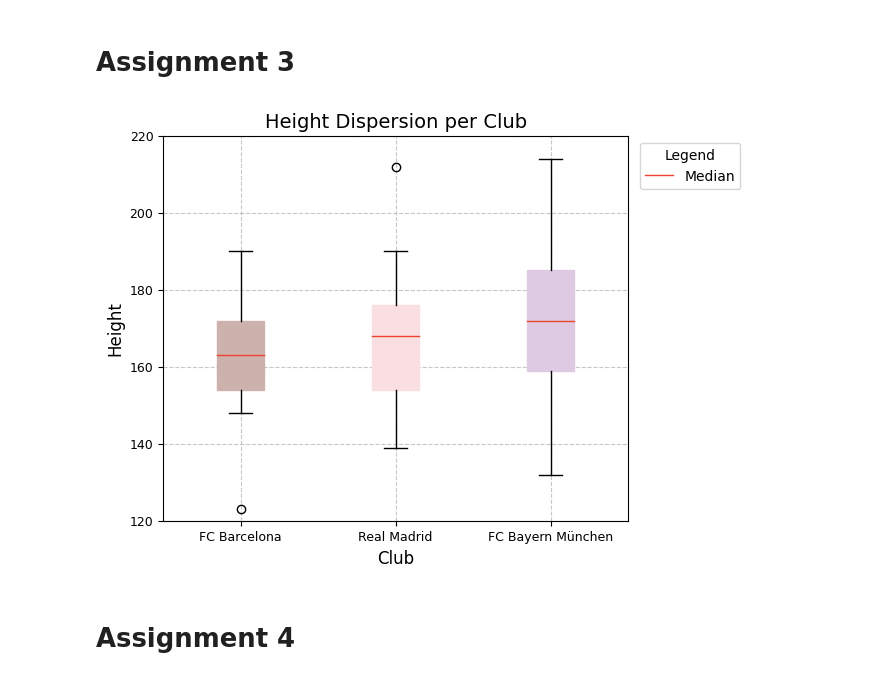
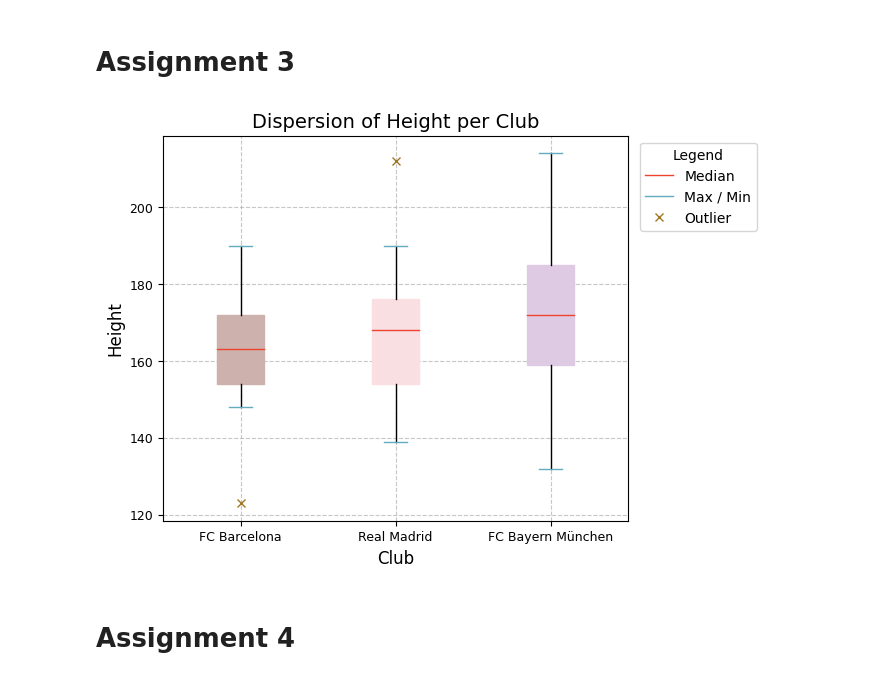
Before and after one commit to mukoubuchi/kaggle, a Jupyter notebook: dataviz-badging-practical-examination.ipynb, the cells around one changed output. Saved outputs shown, nothing was run; the diff lists cells and outputs as text; code cells hidden in the pictures.

```diff
--- a/dataviz-badging-practical-examination.ipynb
+++ b/dataviz-badging-practical-examination.ipynb
@@ -140,43 +140,48 @@ df_tmp['Height'] = df_tmp['Height'].apply(lambda x: int(x.split('\'')[0]) * 12 +
 # Making data per team
 df_bar_w = df_tmp.query('Club in ["FC Barcelona"]')['Weight']
 df_rea_w = df_tmp.query('Club in ["Real Madrid"]')['Weight']
 df_bay_w = df_tmp.query('Club in ["FC Bayern München"]')['Weight']
 df_bar_h = df_tmp.query('Club in ["FC Barcelona"]')['Height']
 
+# Define colors
+bxcolor = ['#CDB1AD', '#FADFE2', '#DECBE3']
+lncolor = ['#EE442F', '#63ACBE', '#A17724']
+
 # Create boxplots
 plt.figure(figsize=(6, 5))
 bp = plt.boxplot([df_bar_w, df_rea_w, df_bay_w],
             labels=['FC Barcelona', 'Real Madrid', 'FC Bayern München'],
-            patch_artist=True
+            patch_artist=True,
+            flierprops=dict(marker='x', markeredgecolor=lncolor[2])
            )
-
-# Define colors
-bxcolor = ['#CDB1AD', '#FADFE2', '#DECBE3']
-lncolor = ['#EE442F']
 
 # Set box colors
 for b, c in zip(bp['boxes'], bxcolor):
     b.set(color=c, linewidth=1) # outline
     b.set_facecolor(c) # body
 
 # Set line colors
 [b.set(color=lncolor[0], linewidth=1) for b in bp['medians']]
+[b.set(color=lncolor[1], linewidth=1) for b in bp['caps']]
+# [b.set(color=lncolor[2], linewidth=1) for b in bp['fliers']]
+
+lines = [bp['medians'][0], bp['caps'][0], bp['fliers'][0]]
 
 # Create legend
-legend_labels = ['Median']
-plt.legend(bp['medians'], legend_labels, title='Legend', bbox_to_anchor=(1.01, 1), loc='upper left')
+legend_labels = ['Median', 'Max / Min', 'Outlier']
+plt.legend(lines, legend_labels, title='Legend', bbox_to_anchor=(1.01, 1), loc='upper left')
 
 # Add grid and labels
 plt.grid(True, linestyle='--', alpha=0.7)
-plt.title('Height Dispersion per Club', fontsize=14)
+plt.title('Dispersion of Height per Club', fontsize=14)
 plt.xlabel('Club', fontsize=12)
 plt.ylabel('Height', fontsize=12)
 plt.xticks(fontsize=9)
 plt.yticks(fontsize=9)
-plt.ylim(120, 220)
+
 plt.show()
 # %% [output]
-[figure, old version]
+[figure, new version]
 # %% [markdown]
 # Assignment 4
 # %%
```
Also changed, not shown: parts of 1 cell of this notebook.
